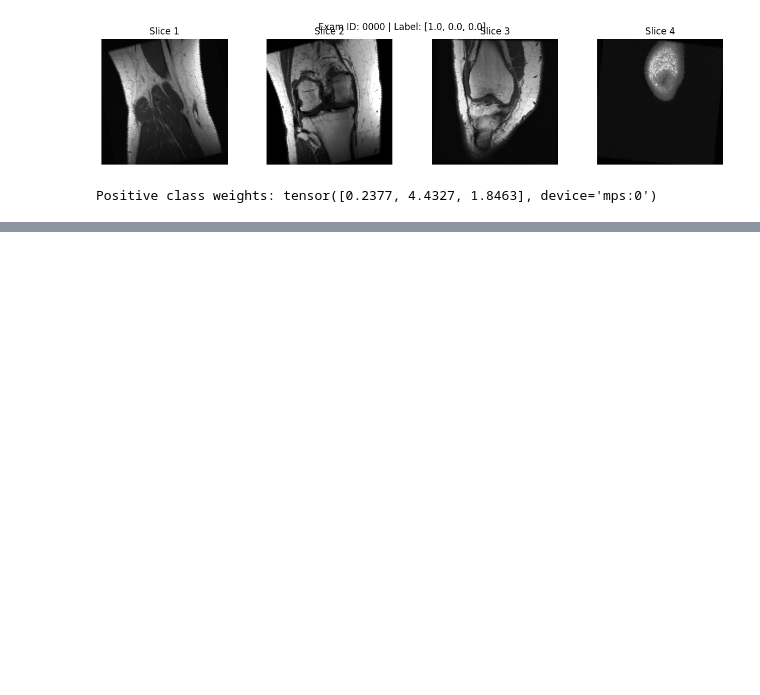
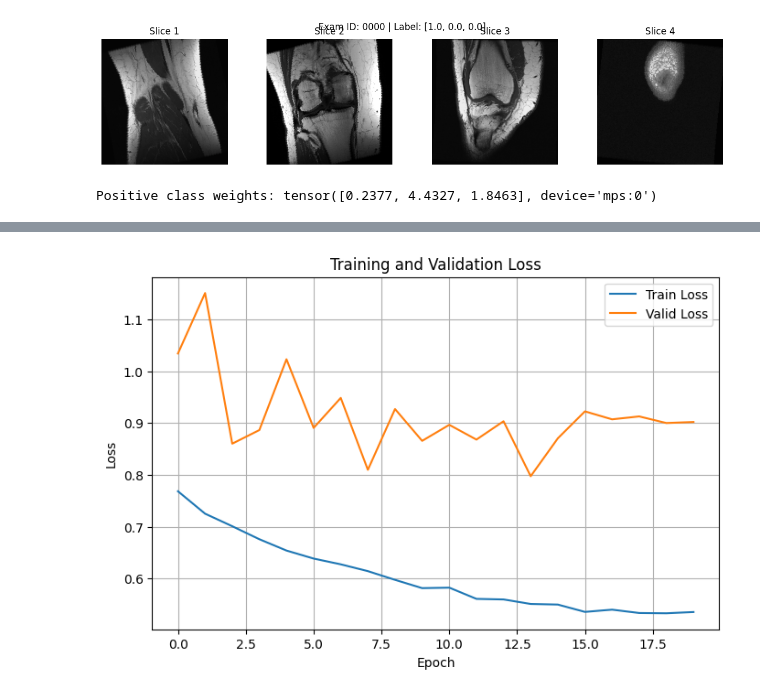
Before and after one commit to muhammad4k/EEEM068-MRNet-ViT, a Jupyter notebook: MRNet_ViT.ipynb, the cells around one changed output, grey strips where cells are left out. Saved outputs shown, nothing was run; the diff lists cells and outputs as text; code cells hidden in the pictures; blank space fills up the shorter version.

Commit message:
Add ViT model definition, training loop, validation and metrics export

```diff
--- a/MRNet_ViT.ipynb
+++ b/MRNet_ViT.ipynb
@@ -317,0 +411,21 @@ Positive class weights: tensor([0.2377, 4.4327, 1.8463], device='mps:0')
+# %%
+def train_one_epoch(model, loader, criterion, optimizer, device):
+    model.train()
+    total_loss = 0.0
+
+    for images, labels, _ in tqdm(loader, desc="Training", leave=False):
+        images = images.to(device)   # shape: (B, S, 3, H, W)
+        labels = labels.to(device)   # shape: (B, 3)
+
+        optimizer.zero_grad()
+
+        outputs = model(images)      # shape: (B, 3)
+        loss = criterion(outputs, labels)
+
+        loss.backward()
+        optimizer.step()
+
+        total_loss += loss.item() * images.size(0)
+
+    epoch_loss = total_loss / len(loader.dataset)
+    return epoch_loss
@@ -317,0 +732,12 @@ Positive class weights: tensor([0.2377, 4.4327, 1.8463], device='mps:0')
+# %%
+plt.figure(figsize=(8, 5))
+plt.plot(train_losses, label="Train Loss")
+plt.plot(valid_losses, label="Valid Loss")
+plt.xlabel("Epoch")
+plt.ylabel("Loss")
+plt.title("Training and Validation Loss")
+plt.legend()
+plt.grid(True)
+plt.show()
+# %% [output]
+[figure, added]
```
Also changed, not shown: parts of 20 cells of this notebook.
